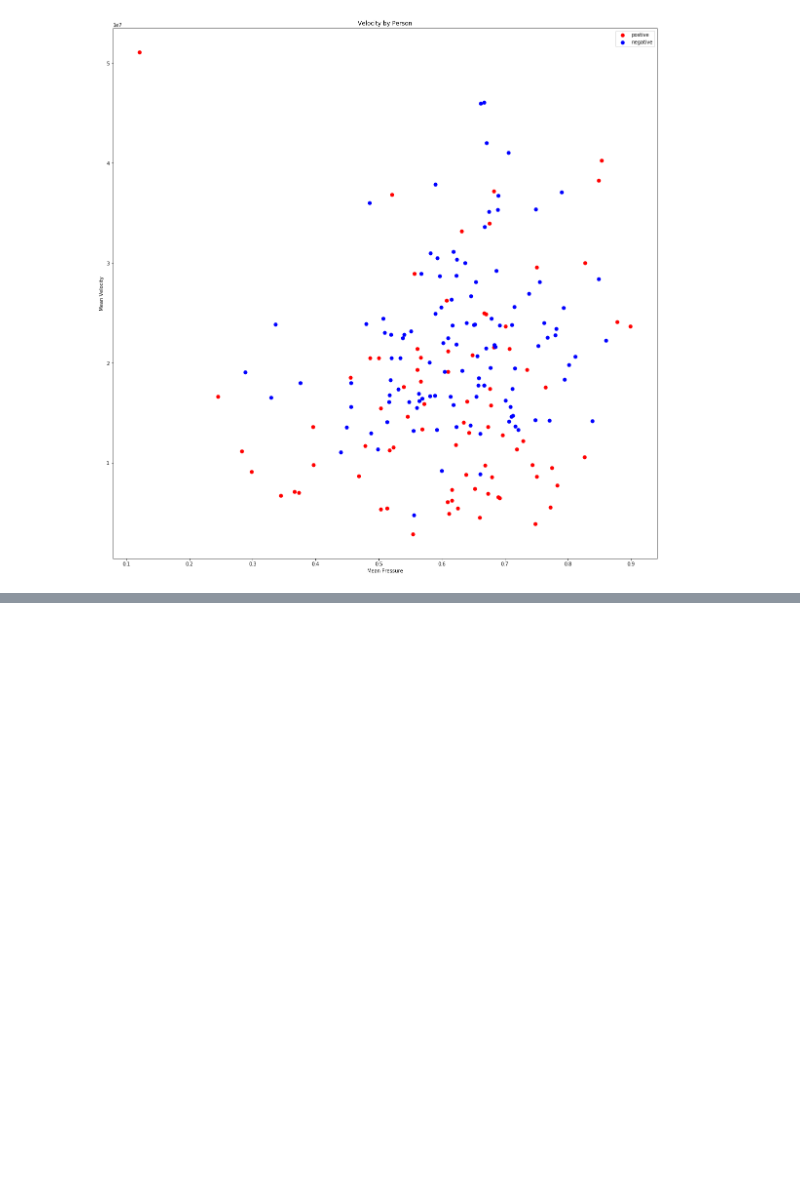
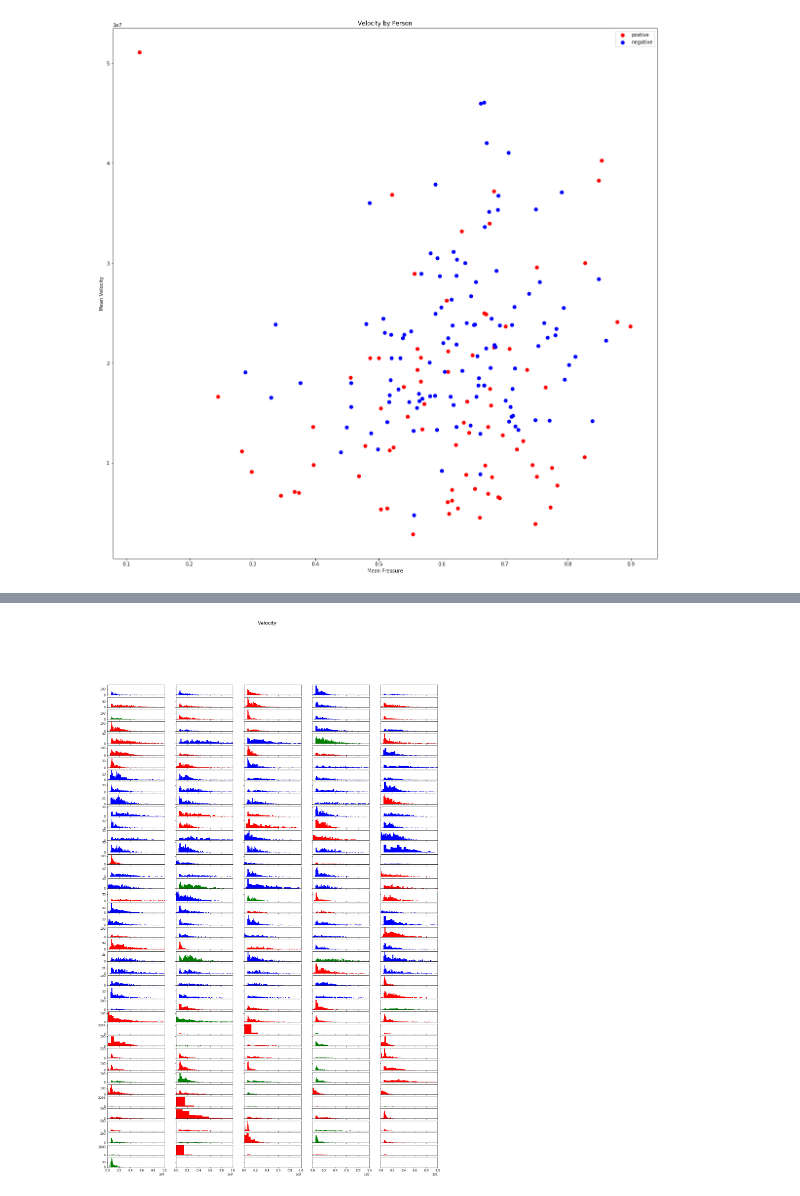
Before and after one commit to p-amonpitakpun/clock-drawing-dnn, a Jupyter notebook: Notebooks/models/pressure_n_velocity.ipynb, the cells around one changed output, grey strips where cells are left out. Saved outputs shown, nothing was run; the diff lists cells and outputs as text; code cells hidden in the pictures; blank space fills up the shorter version.

Commit message:
add get_velocity function

```diff
--- a/Notebooks/models/pressure_n_velocity.ipynb
+++ b/Notebooks/models/pressure_n_velocity.ipynb
@@ -379,0 +379,22 @@ test_objects(dat)
+# %%
+velocity = preprocess.get_velocity(records)
+N = len(velocity)
+# %%
+fig, ax = plt.subplots(N // 5 + 1, 5, figsize=(20, 30), sharey='row', sharex='col')
+fig.suptitle('Velocity', fontsize=16)
+
+for i in range(N):
+    V = velocity[i][:, 0]
+    V = V[np.nonzero(V)]
+    if dat[i]['clock_drawing'] == 1:
+        c = 'r'
+    elif dat[i]['diagnosis'] == 1:
+        c = 'g'
+    else:
+        c = 'b'
+    ax[i // 5][i % 5].hist(V, 100, color=c)
+    ax[i // 5][i % 5].set_xlim(0, 10**8)
+
+plt.show()
+# %% [output]
+[figure, added]
```
Also changed, not shown: parts of 6 cells of this notebook, 1 other file.
